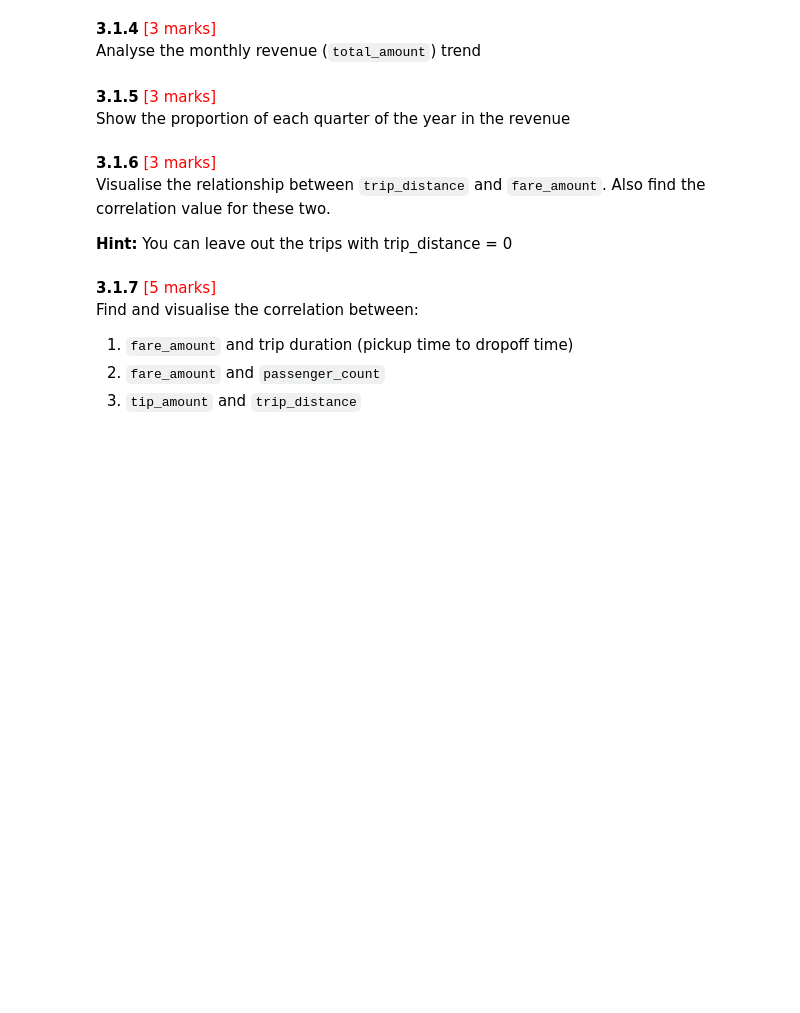
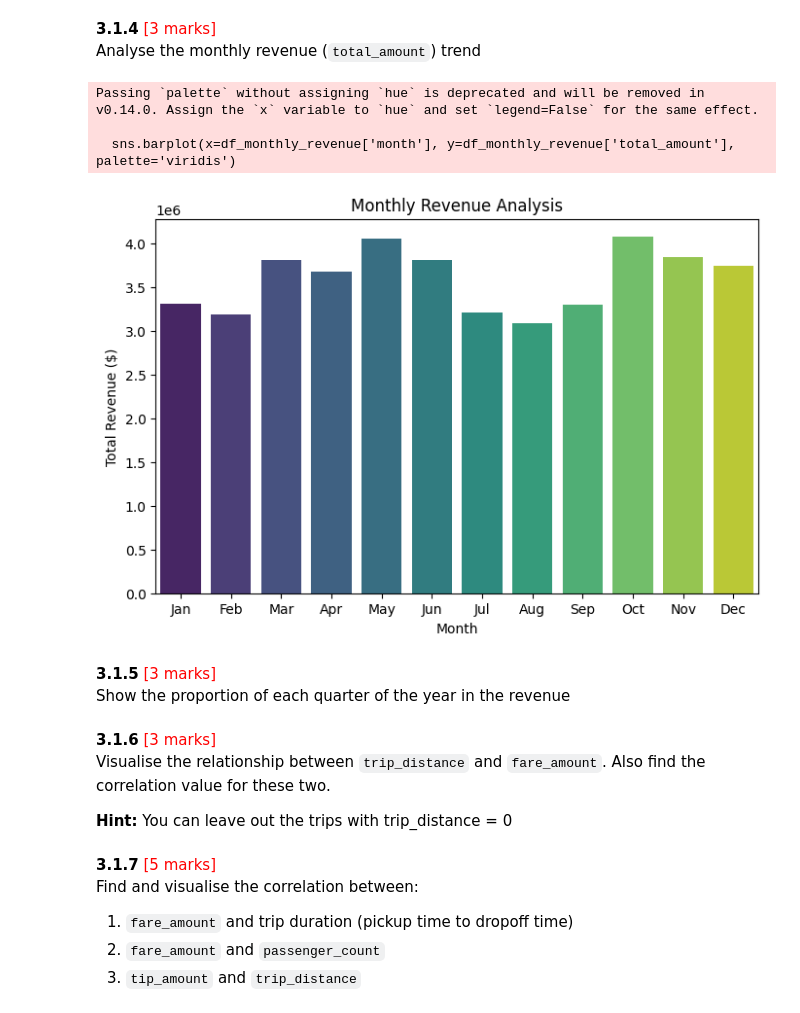
Before and after one commit to ashwanikryadav/upgrad2025, a Jupyter notebook: EDA_Optimising_NYC_Taxis/EDA_Assg_NYC_Taxi_Starter.ipynb, the cells around one changed output. Drawn from its saved outputs; the diff is of its cells as text; code cells hidden in the pictures; blank space fills up the shorter version.

```diff
--- a/EDA_Optimising_NYC_Taxis/EDA_Assg_NYC_Taxi_Starter.ipynb
+++ b/EDA_Optimising_NYC_Taxis/EDA_Assg_NYC_Taxi_Starter.ipynb
@@ -594,3 +657,29 @@ Analyse the monthly revenue (`total_amount`) trend
+# %%
+# Group data by month and analyse monthly revenue
+import pandas as pd
+import matplotlib.pyplot as plt
+import seaborn as sns
+
+file_path = f"D:\\WorkSpace\\Assignment\\EDA_Optimising_NYC_Taxis\\Data\\Combine\\Combine_yellow_tripdata_2023.parquet"
+df = pd.read_parquet(file_path)
+df['tpep_pickup_datetime'] = pd.to_datetime(df['tpep_pickup_datetime'])
+df['month'] = df['tpep_pickup_datetime'].dt.month
+columns_to_check = ['fare_amount', 'tip_amount', 'total_amount', 'trip_distance']
+df_filtered = df[(df[columns_to_check] > 0).all(axis=1)]
+df_monthly_revenue = df_filtered.groupby('month')['total_amount'].sum().reset_index()
+
+plt.figure(figsize=(8, 5))
+sns.barplot(x=df_monthly_revenue['month'], y=df_monthly_revenue['total_amount'], palette='viridis')
+plt.title("Monthly Revenue Analysis")
+plt.xlabel("Month")
+plt.ylabel("Total Revenue ($)")
+plt.xticks(range(12), ['Jan', 'Feb', 'Mar', 'Apr', 'May', 'Jun', 'Jul', 'Aug', 'Sep', 'Oct', 'Nov', 'Dec'])
+plt.show()
+# %% [output]
+Passing `palette` without assigning `hue` is deprecated and will be removed in v0.14.0. Assign the `x` variable to `hue` and set `legend=False` for the same effect.
+
+  sns.barplot(x=df_monthly_revenue['month'], y=df_monthly_revenue['total_amount'], palette='viridis')
+[figure, added]
 # %% [markdown]
 **3.1.5** <font color = red>[3 marks]</font> <br>
 Show the proportion of each quarter of the year in the revenue
```
Also changed, not shown: parts of 9 cells of this notebook.
